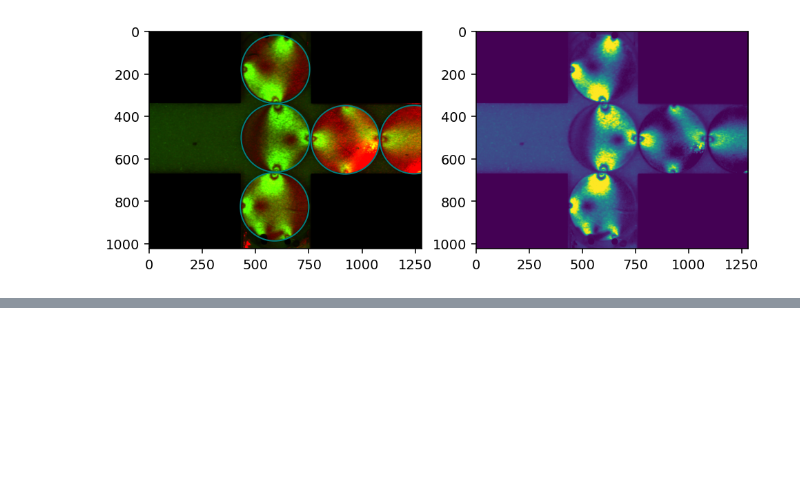
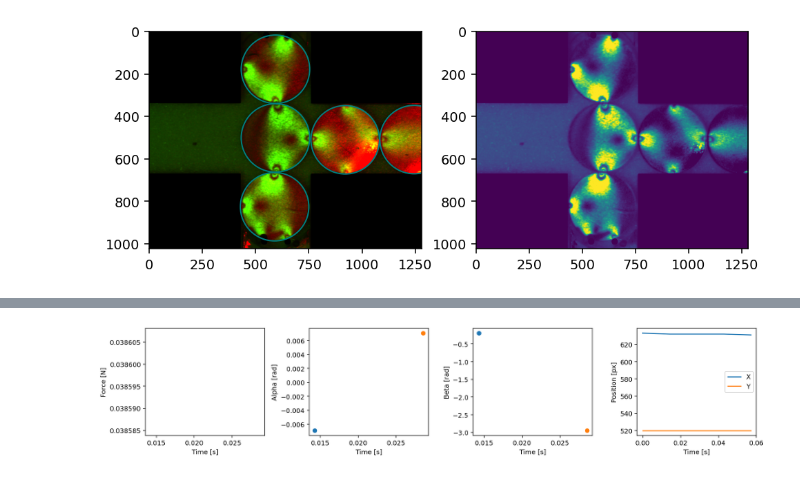
Before and after one commit to Jfeatherstone/SpaceJam, a Jupyter notebook: ForceSolving.ipynb, the cells around one changed output, grey strips where cells are left out. Cells and saved outputs as stored; diff of their text form; code cells hidden in the pictures; blank space fills up the shorter version.

```diff
--- a/ForceSolving.ipynb
+++ b/ForceSolving.ipynb
@@ -139,6 +141,15 @@ with open(dataSet + 'centers.pickle', 'rb') as f:
     centerArr = pickle.load(f)
 with open(dataSet + 'radii.pickle', 'rb') as f:
     radiusArr = pickle.load(f)
+# %%
+particleIndex = 1
+fps = 70
+
+fig, ax = visForces(forceArr[particleIndex], alphaArr[particleIndex], betaArr[particleIndex], centerArr[particleIndex], fps=fps)
+
+plt.show()
+# %% [output]
+[figure, added]
 # %%
 particleIndex = 1
 fps = 70
```
Also changed, not shown: parts of 7 cells of this notebook, 9 other files.
